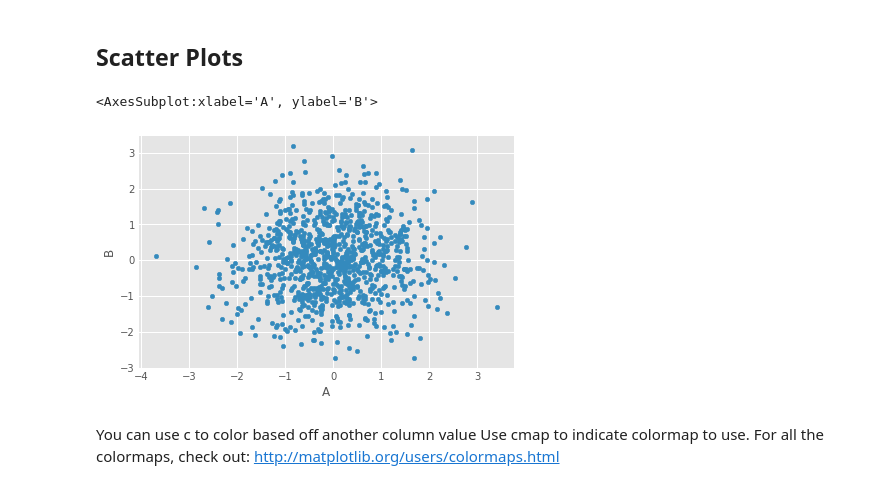
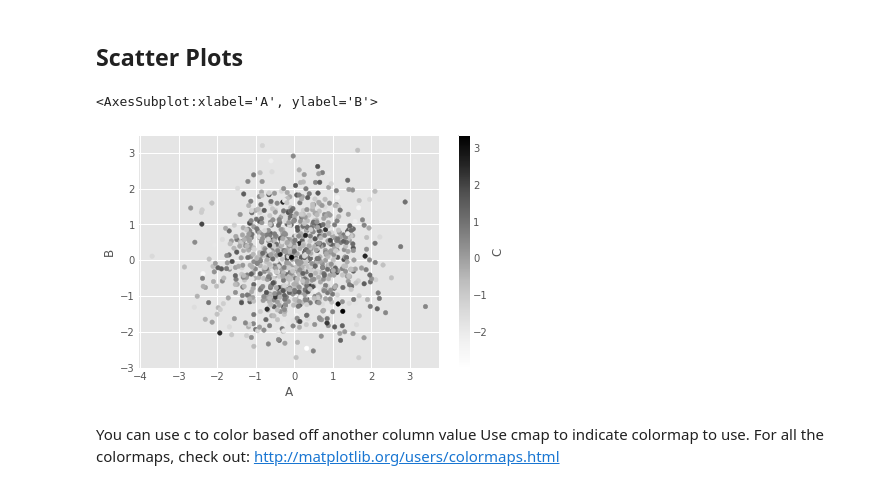
Before and after one commit to JosephDenney/DSBootcamp, a Jupyter notebook: Refactored_Py_DS_ML_Bootcamp-master/07-Pandas-Built-in-Data-Viz/01-Pandas Built-in Data Visualization.ipynb, the cells around one changed output. Saved outputs shown, nothing was run; the diff lists cells and outputs as text; code cells hidden in the pictures.

```diff
--- a/Refactored_Py_DS_ML_Bootcamp-master/07-Pandas-Built-in-Data-Viz/01-Pandas Built-in Data Visualization.ipynb
+++ b/Refactored_Py_DS_ML_Bootcamp-master/07-Pandas-Built-in-Data-Viz/01-Pandas Built-in Data Visualization.ipynb
@@ -132,10 +132,10 @@ df1.plot.line(y='B');
 # %% [markdown]
 ## Scatter Plots
 # %%
-df1.plot.scatter(x='A',y='B')
+df1.plot.scatter(x='A',y='B',c='C')
 # %% [output]
 <AxesSubplot:xlabel='A', ylabel='B'>
-[figure, old version]
+[figure, new version]
 # %% [markdown]
 You can use c to color based off another column value
 Use cmap to indicate colormap to use.
```
Also changed, not shown: 1 other file.
